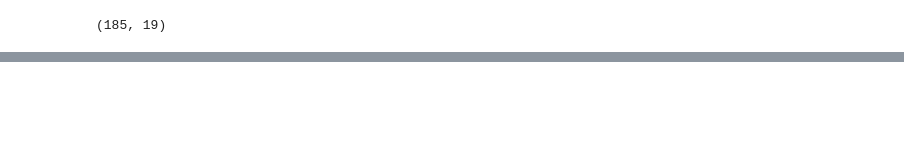
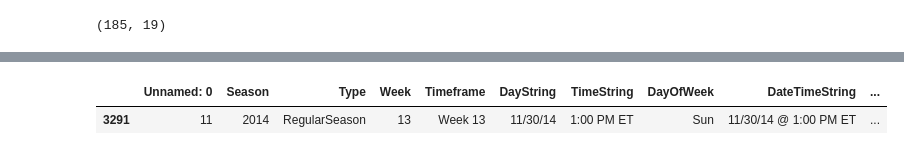
Before and after one commit to dmochow/optimal_betting_theory, a Jupyter notebook: code/draw_figure_for_blog1.ipynb, the cells around one changed output, grey strips where cells are left out. Cells and saved outputs as stored; diff of their text form; code cells hidden in the pictures; blank space fills up the shorter version.

```diff
--- a/code/draw_figure_for_blog1.ipynb
+++ b/code/draw_figure_for_blog1.ipynb
@@ -47,0 +81,5 @@ plt.savefig('spread_6.png', dpi=300)
+# %%
+df[df["true_margin"] == df["true_margin"].max()]
+# %% [output]
+|  | Unnamed: 0 | Season | Type | Week | Timeframe | DayString | TimeString | DayOfWeek | DateTimeString | ... |
+| 3291 | 11 | 2014 | RegularSeason | 13 | Week 13 | 11/30/14 | 1:00 PM ET | Sun | 11/30/14 @ 1:00 PM ET | ... |
```
Also changed, not shown: parts of 4 cells of this notebook.
